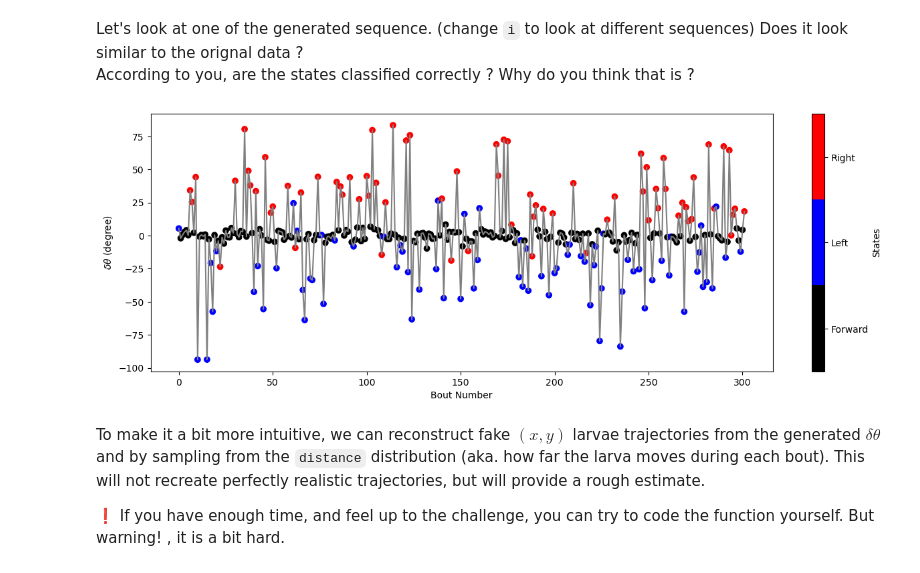
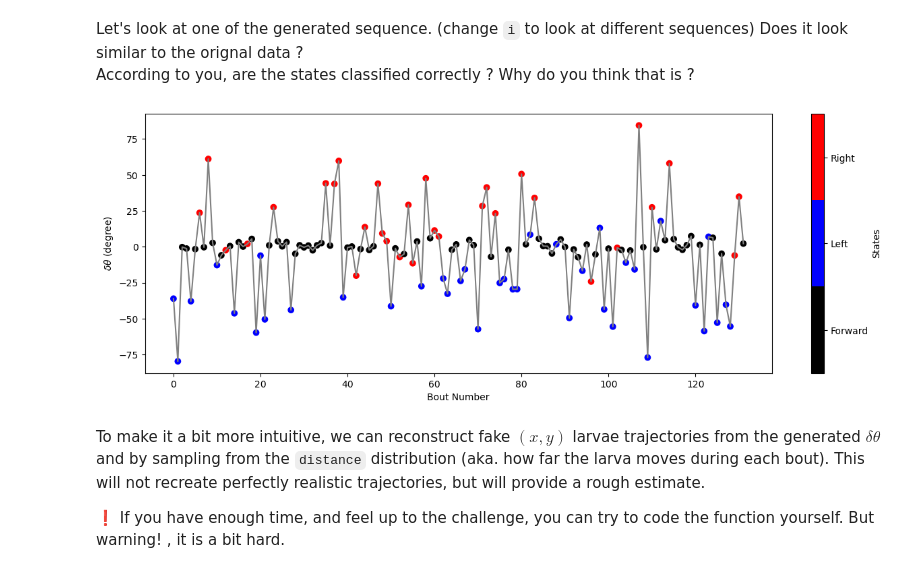
Before and after one commit to EmeEmu/IBIO-Banyuls2023-Python, a Jupyter notebook: corrections/day4_HMMs_correction.ipynb, the cells around one changed output. Cells and saved outputs as stored; diff of their text form; code cells hidden in the pictures.

```diff
--- a/corrections/day4_HMMs_correction.ipynb
+++ b/corrections/day4_HMMs_correction.ipynb
@@ -71,7 +74,7 @@ For each temperature, you have access to different datasets :
 
 Each of those datasets is 2D and structured `sequence x bout`. For example for 18°C, 532 trajectories were recorded, containing 642 bouts. ⚠️ However, not all 532 trajectories were imaged long enough to observe 642 bouts! Sometimes the fish get out of the field of view. So the 6 datasets mentioned above contain NaNs !! Be careful during this practical, and remember to deal with the NaNs appropriatly !
 # %%
-filename = "content/banyuls_data/behaviour_free_swimming.h5"
+filename = "../content/banyuls_data/behaviour_free_swimming.h5"
 file = h5py.File(filename, "r")
 h5tree_view(file)
 # %% [output]
@@ -299,7 +300,7 @@ def bout_proba(bout_seqs):
 
     assert p_bout.ndim == 1, ":p_bout: should be a 1d array with 3 floats."
     assert len(p_bout)==3, ":p_bout: should be a 1d array with 3 floats."
-    assert p_bout.sum() == 1, ":p_bout: is a probability array. It should be normalised to 1."
+    assert np.isclose(p_bout.sum(), 1).all(), ":p_bout: is a probability array. It should be normalised to 1."
     return p_bout
 # %% [markdown]
 ➡️👤⌨️ **Let's apply this function to our sequence of bouts to see the $P(s)$** ➡️👤⌨️
@@ -1067,11 +1068,11 @@ Let's look at one of the generated sequence. (change `i` to look at different se
 Does it look similar to the orignal data ?
 According to you, are the states classified correctly ? Why do you think that is ?
 # %%
-i = 3
+i = 2
 fig, ax = plt.subplots(figsize=(15,5))
 plot_angle_sequence(ax, gen_dthetas[i], states=gen_states[i])
 # %% [output]
-[figure, old version]
+[figure, new version]
 # %% [markdown]
 To make it a bit more intuitive, we can reconstruct fake $(x,y)$ larvae trajectories from the generated $\delta \theta$ and by sampling from the `distance` distribution (aka. how far the larva moves during each bout). This will not recreate perfectly realistic trajectories, but will provide a rough estimate.
 
```
Also changed, not shown: parts of 22 cells of this notebook, 1 other file.
